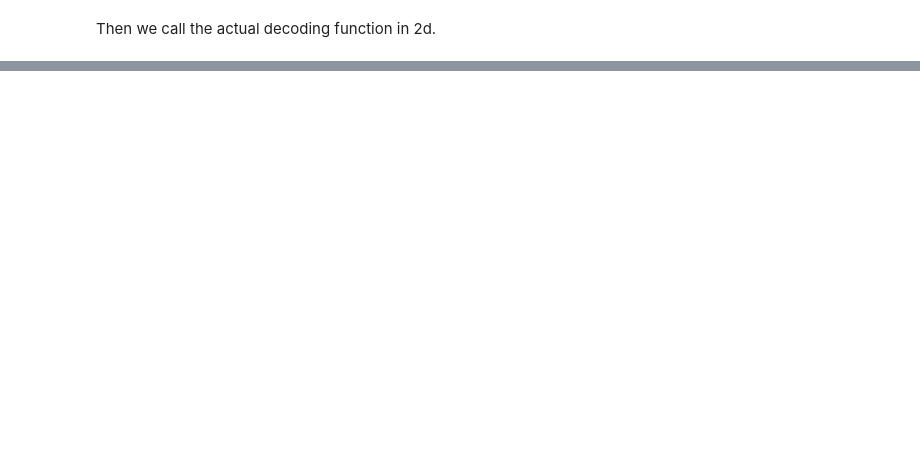
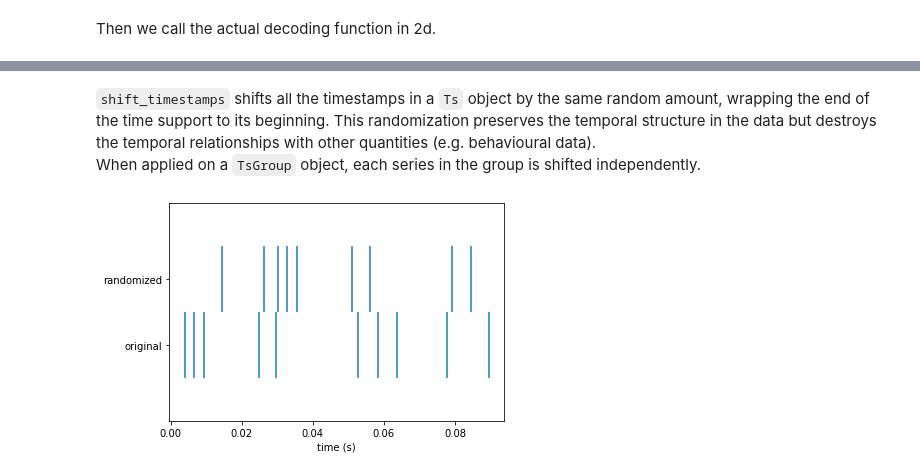
Before and after one commit to pynapple-org/pynapple, a Jupyter notebook: docs/notebooks/pynapple-process-notebook.ipynb, the cells around one changed output, grey strips where cells are left out. Drawn from its saved outputs; the diff is of its cells as text; code cells hidden in the pictures; blank space fills up the shorter version.

```diff
--- a/docs/notebooks/pynapple-process-notebook.ipynb
+++ b/docs/notebooks/pynapple-process-notebook.ipynb
@@ -272,0 +280,12 @@ plt.show()
+# %% [markdown]
+`shift_timestamps` shifts all the timestamps in a `Ts` object by the same random amount, wrapping the end of the time support to its beginning. This randomization preserves the temporal structure in the data but destroys the temporal relationships with other quantities (e.g. behavioural data).
+When applied on a `TsGroup` object, each series in the group is shifted independently.
+# %%
+ts = nap.Ts(t = np.sort(np.random.uniform(0, 100, 10)), time_units = 'ms')
+rand_ts = nap.shift_timestamps(ts,min_shift=1, max_shift=20)
+
+plt.eventplot([ts.times(),rand_ts.times()])
+plt.xlabel('time (s)')
+plt.yticks([0,1],['original','randomized']);
+# %% [output]
+[figure, added]
```
Also changed, not shown: parts of 15 cells of this notebook.
